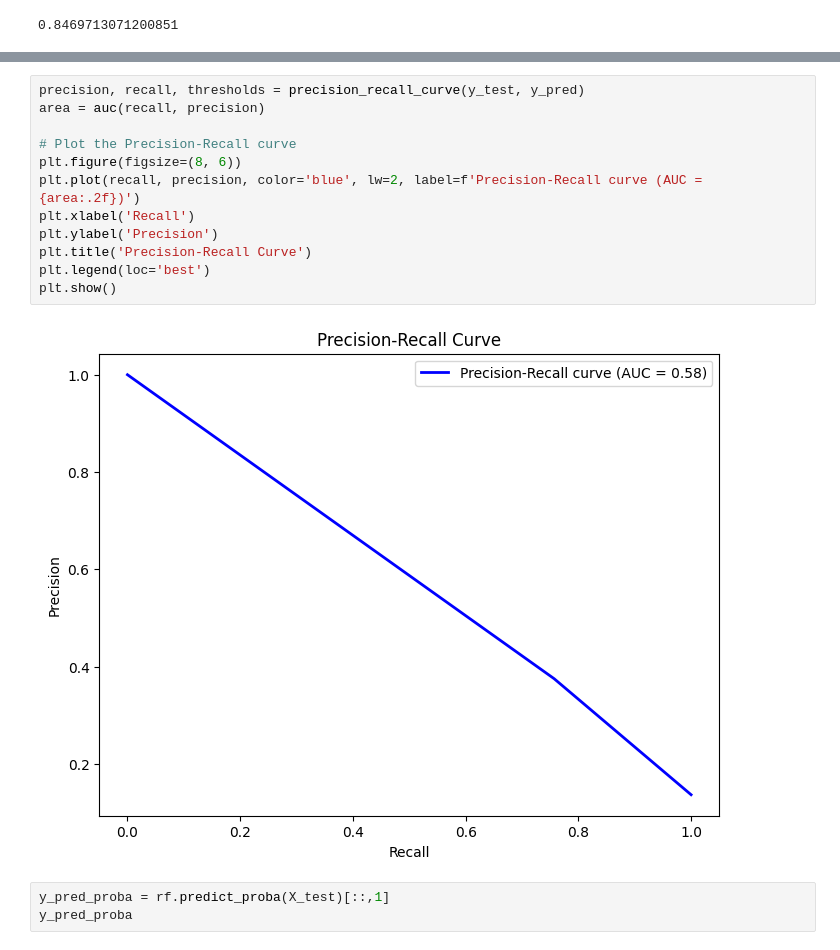
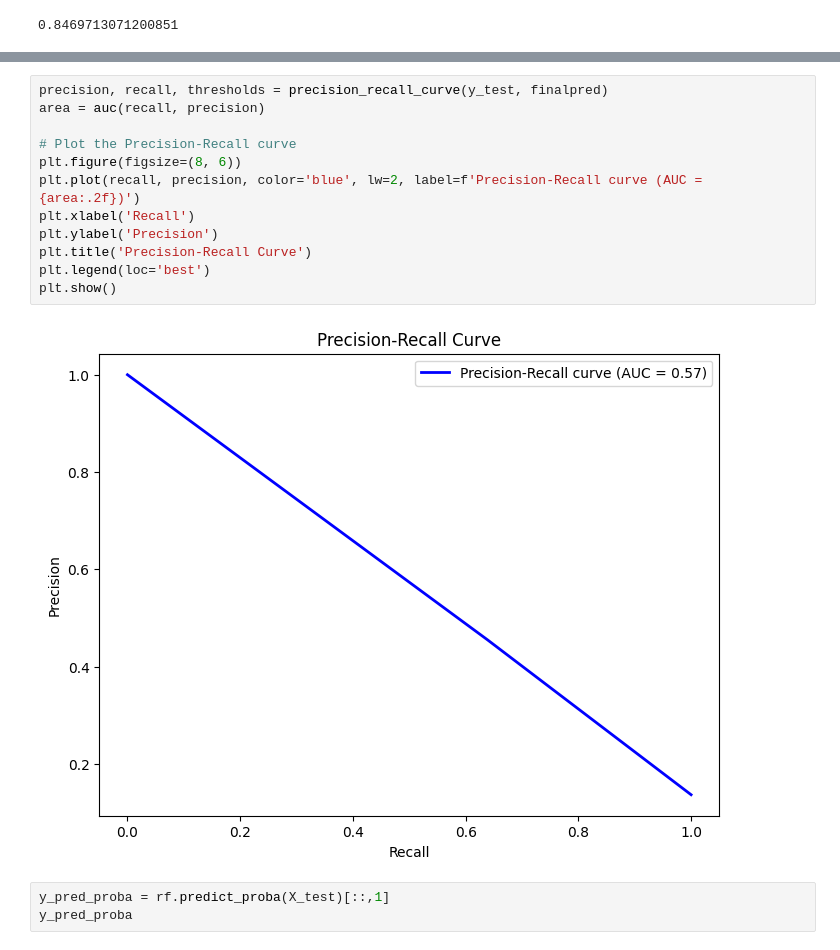
Before and after one commit to alex-volosha/financial-inclusion-prediction, a Jupyter notebook: main.ipynb, the cells around one changed output, grey strips where cells are left out. Saved outputs shown, nothing was run; the diff lists cells and outputs as text.

```diff
--- a/main.ipynb
+++ b/main.ipynb
@@ -881,19 +957,19 @@ print(classification_report(y_test, finalpred))
    macro avg       0.70      0.76      0.72      4705
 weighted avg       0.87      0.85      0.86      4705
 # %%
-precision, recall, thresholds = precision_recall_curve(y_test, y_pred)
+precision, recall, thresholds = precision_recall_curve(y_test, finalpred)
 area = auc(recall, precision)
 
 # Plot the Precision-Recall curve
 plt.figure(figsize=(8, 6))
 plt.plot(recall, precision, color='blue', lw=2, label=f'Precision-Recall curve (AUC = {area:.2f})')
 plt.xlabel('Recall')
 plt.ylabel('Precision')
 plt.title('Precision-Recall Curve')
 plt.legend(loc='best')
 plt.show()
 # %% [output]
-[figure, old version]
+[figure, new version]
 # %%
 y_pred_proba = rf.predict_proba(X_test)[::,1]
 y_pred_proba
```
Also changed, not shown: parts of 6 cells of this notebook, 3 other files.
